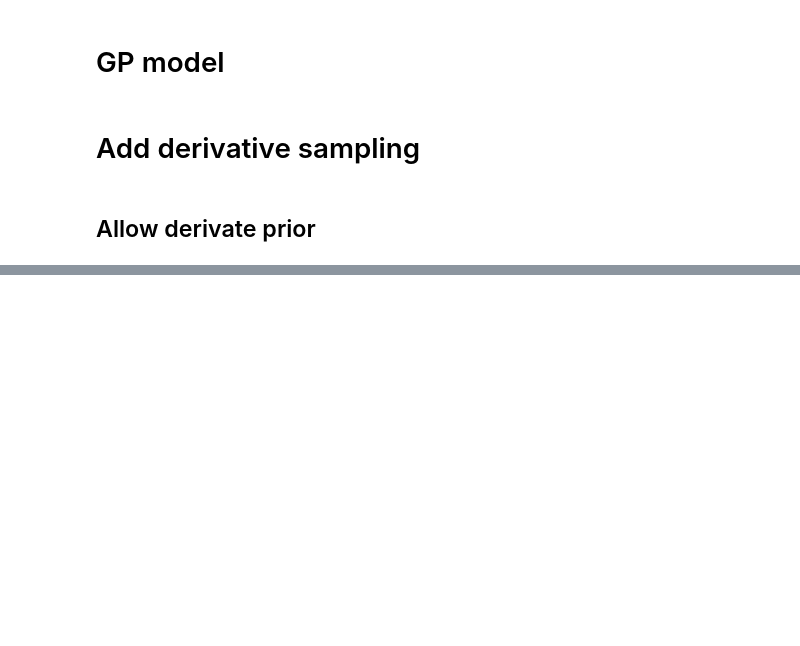
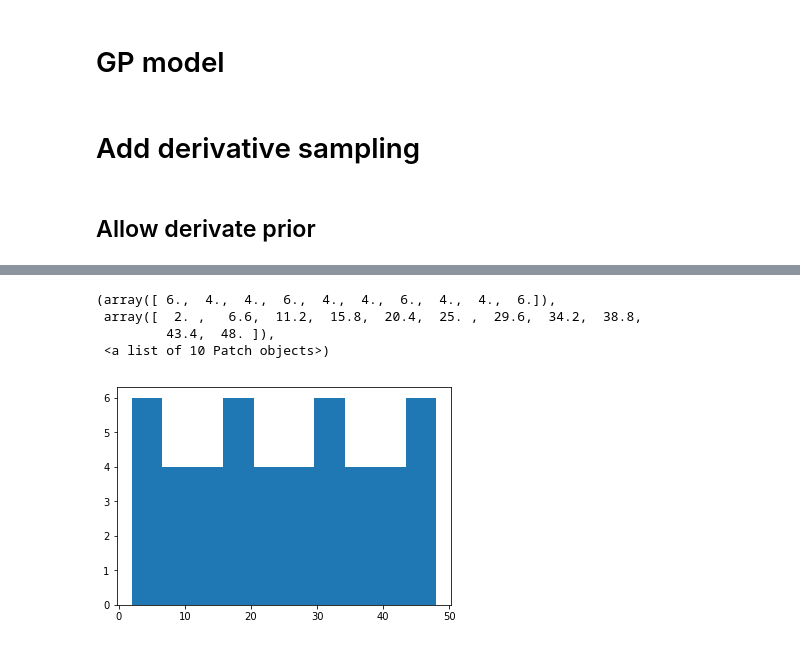
Before and after one commit to ptonner/gp-workshop, a Jupyter notebook: stan.ipynb, the cells around one changed output, grey strips where cells are left out. Cells and saved outputs as stored; diff of their text form; code cells hidden in the pictures; blank space fills up the shorter version.

```diff
--- a/stan.ipynb
+++ b/stan.ipynb
@@ -533,0 +505,6 @@ plotFunctionSamples(samp['df'], color='C1')
+# %%
+ds = 'windram'
+
+meta = pd.read_csv('data/delorean/%s.cell.meta.csv'%ds, index_col=0)
+expr = pd.read_csv('data/delorean/%s.expr.csv'%ds, index_col=0)
+genemeta = pd.read_csv('data/delorean/%s.gene.meta.csv'%ds, index_col=0)
@@ -533,0 +524,8 @@ plotFunctionSamples(samp['df'], color='C1')
+# %%
+plt.hist(meta.obstime)
+# %% [output]
+(array([ 6.,  4.,  4.,  6.,  4.,  4.,  6.,  4.,  4.,  6.]),
+ array([  2. ,   6.6,  11.2,  15.8,  20.4,  25. ,  29.6,  34.2,  38.8,
+         43.4,  48. ]),
+ <a list of 10 Patch objects>)
+[figure, added]
```
Also changed, not shown: parts of 22 cells of this notebook, 6 other files.
